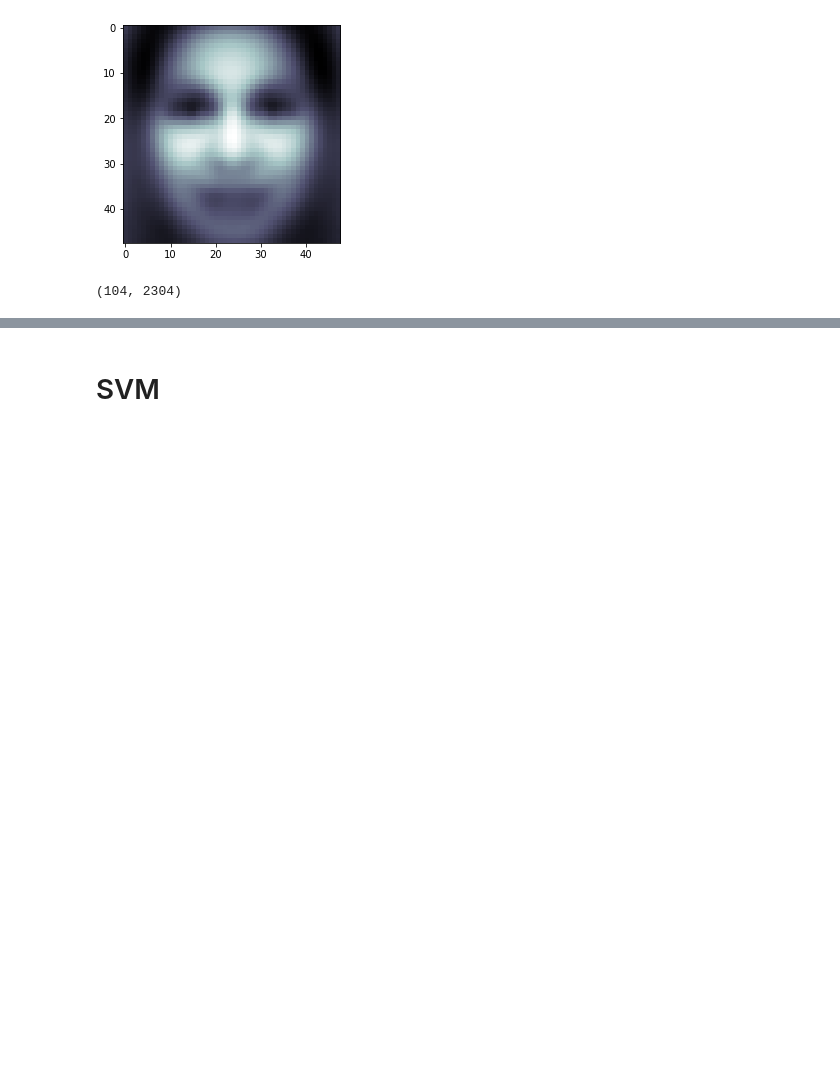
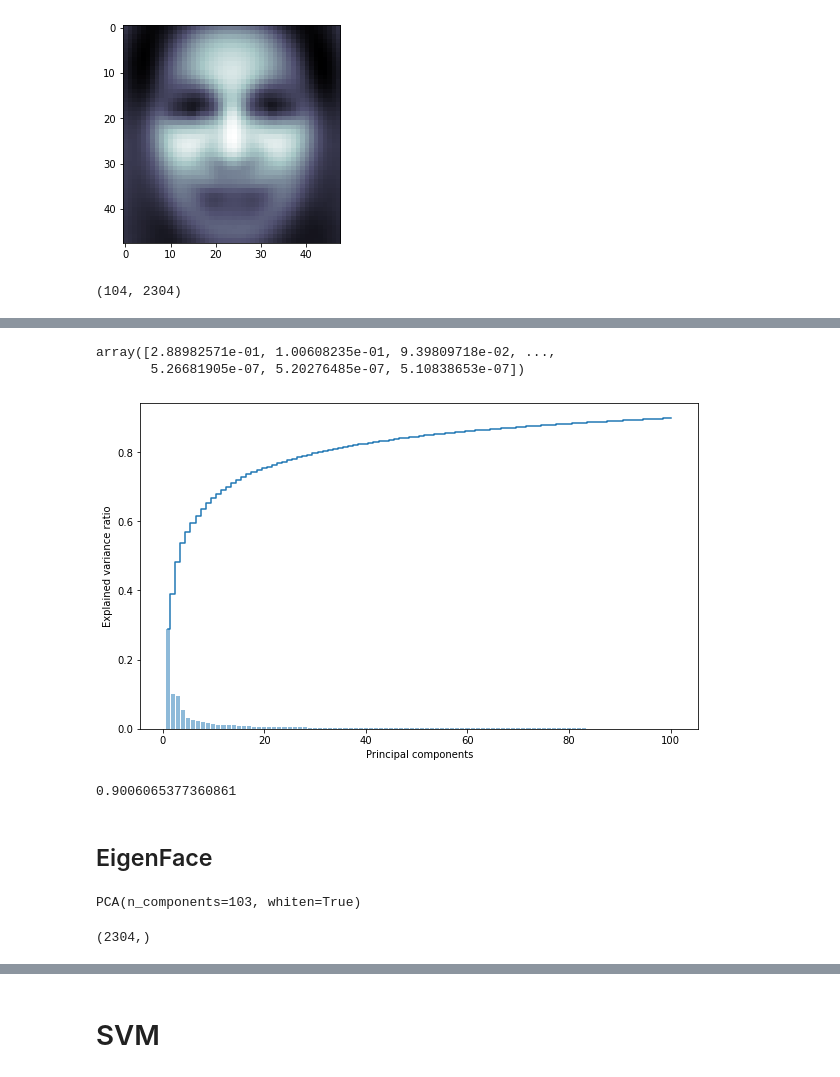
Before and after one commit to chikakoto/facial-expression-recognition, a Jupyter notebook: notebooks/chikako/3.0_co_PCA.ipynb, the cells around one changed output, grey strips where cells are left out. Cells and saved outputs as stored; diff of their text form; code cells hidden in the pictures; blank space fills up the shorter version.

```diff
--- a/notebooks/chikako/3.0_co_PCA.ipynb
+++ b/notebooks/chikako/3.0_co_PCA.ipynb
@@ -119,0 +179,5 @@ len(X_test)
+# %%
+X_train = np.array(train_scaled)
+y_train = np.array(train_target)
+X_test = np.array(test_scaled)
+y_test = np.array(test_target)
@@ -119,0 +200,33 @@ len(X_test)
+# %%
+pca = PCA()
+X_train_pca = pca.fit_transform(X_train)
+pca.explained_variance_ratio_
+# %% [output]
+array([2.88982571e-01, 1.00608235e-01, 9.39809718e-02, ...,
+       5.26681905e-07, 5.20276485e-07, 5.10838653e-07])
+# %%
+plt.figure(figsize=(10, 6))
+plt.bar(range(1, 101), pca.explained_variance_ratio_[0:100], alpha=0.5, align='center')
+plt.step(range(1, 101), np.cumsum(pca.explained_variance_ratio_[0:100]), where='mid')
+plt.ylabel('Explained variance ratio')
+plt.xlabel('Principal components')
+
+plt.show()
+# %% [output]
+[figure, added]
+# %%
+cumsum = np.cumsum(pca.explained_variance_ratio_[0:500])
+cumsum[103]
+# %% [output]
+0.9006065377360861
+# %% [markdown]
+## EigenFace
+# %%
+pca = PCA(n_components=103, whiten=True)
+pca.fit(X_train)
+# %% [output]
+PCA(n_components=103, whiten=True)
+# %%
+pca.mean_.shape
+# %% [output]
+(2304,)
```
Also changed, not shown: parts of 26 cells of this notebook, 5 other files.
